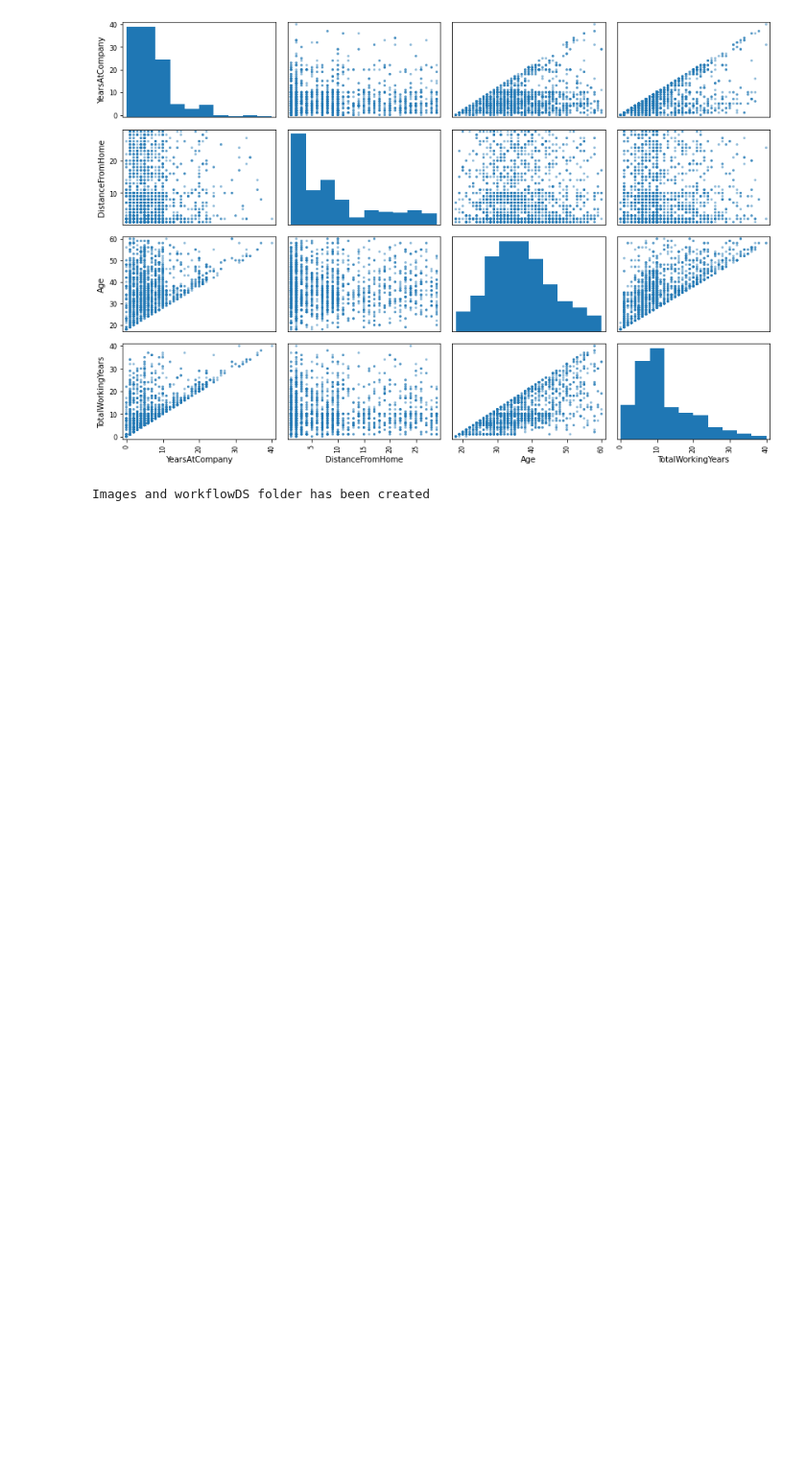
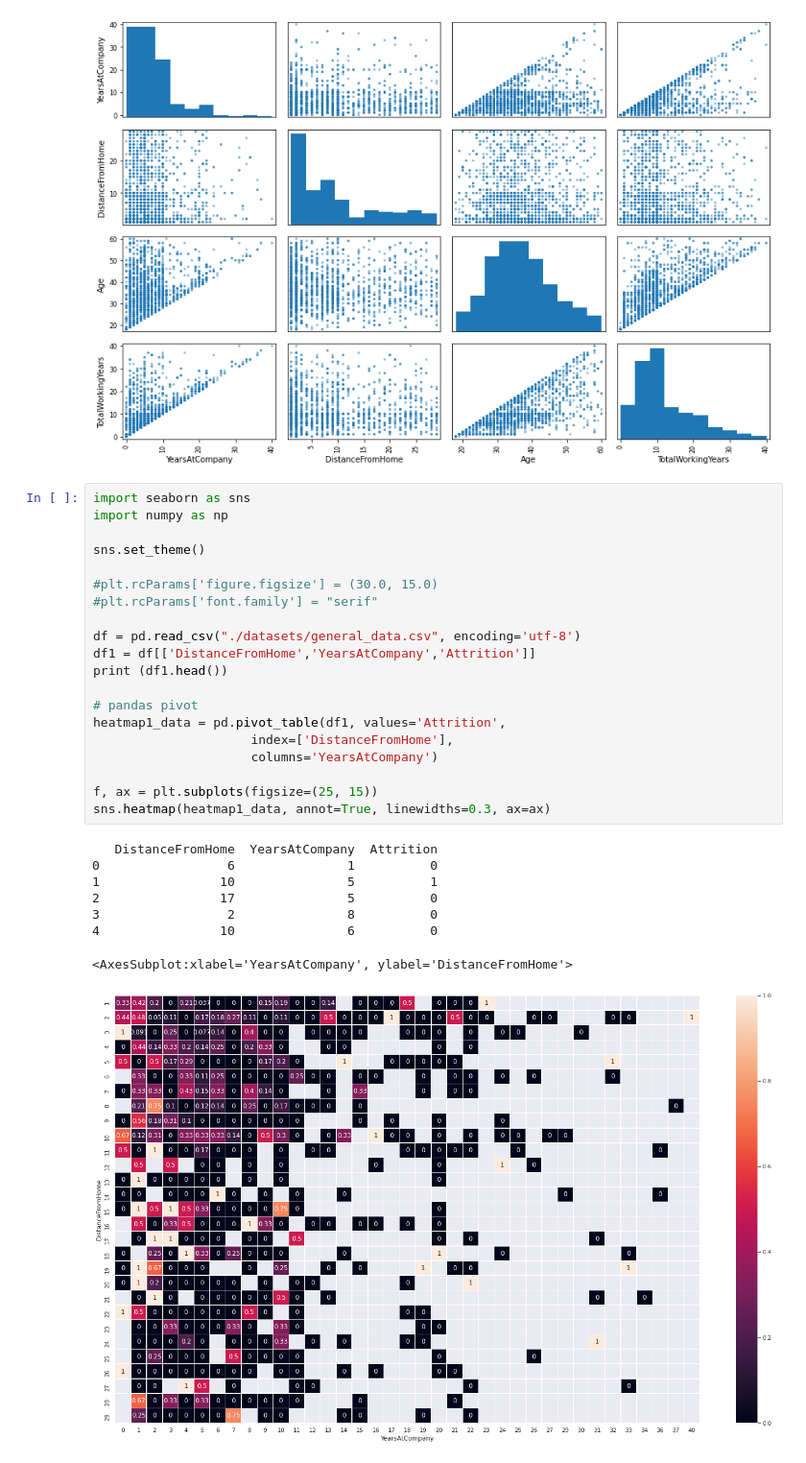
Before and after one commit to Killian-drh/Projet-HR-Analysis, a Jupyter notebook: NoteBook_Projet_IA.ipynb, the cells around one changed output. Shown: that part at 96% size. Cells and saved outputs as stored; diff of their text form; blank space fills up the shorter version.

Commit message:
add heatmap test

```diff
--- a/NoteBook_Projet_IA.ipynb
+++ b/NoteBook_Projet_IA.ipynb
@@ -292,5 +346,31 @@ save_fig("scatter_matrix_plot")
 Saving figure scatter_matrix_plot
 [figure]
 # %%
+import seaborn as sns
+import numpy as np
+
+sns.set_theme()
+
+#plt.rcParams['figure.figsize'] = (30.0, 15.0)
+#plt.rcParams['font.family'] = "serif"
+
+df = pd.read_csv("./datasets/general_data.csv", encoding='utf-8')
+df1 = df[['DistanceFromHome','YearsAtCompany','Attrition']]
+print (df1.head())
+
+# pandas pivot
+heatmap1_data = pd.pivot_table(df1, values='Attrition',
+                     index=['DistanceFromHome'],
+                     columns='YearsAtCompany')
+
+f, ax = plt.subplots(figsize=(25, 15))
+sns.heatmap(heatmap1_data, annot=True, linewidths=0.3, ax=ax)
 # %% [output]
-Images and workflowDS folder has been created
+   DistanceFromHome  YearsAtCompany  Attrition
+0                 6               1          0
+1                10               5          1
+2                17               5          0
+3                 2               8          0
+4                10               6          0
+<AxesSubplot:xlabel='YearsAtCompany', ylabel='DistanceFromHome'>
+[figure, added]
```
Also changed, not shown: parts of 6 cells of this notebook.
